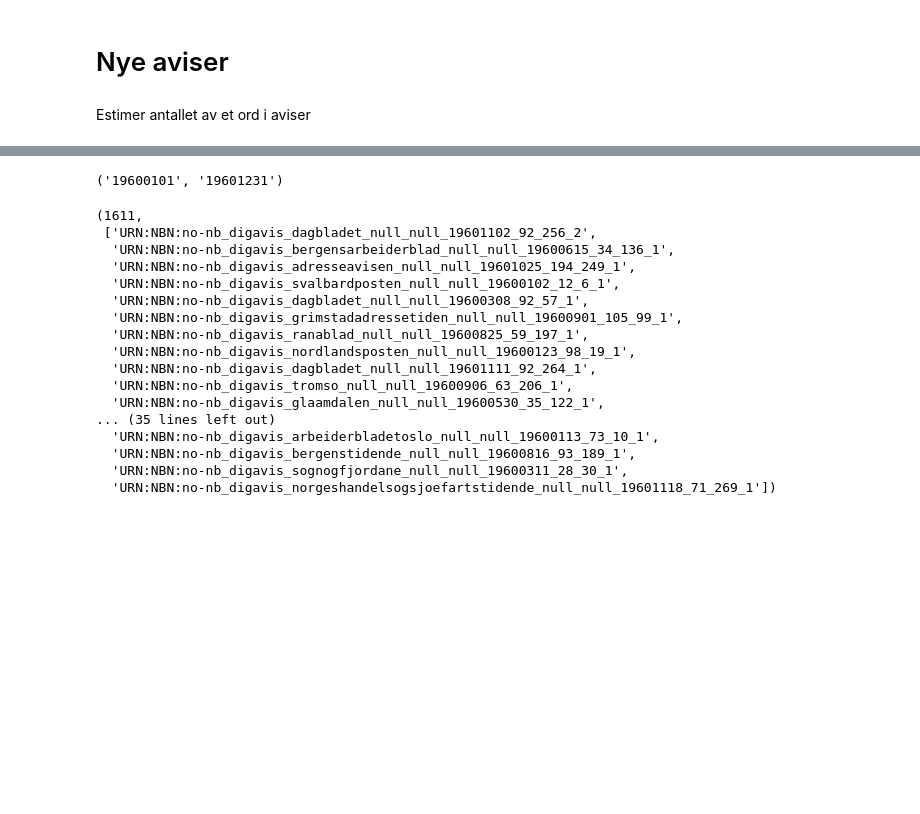
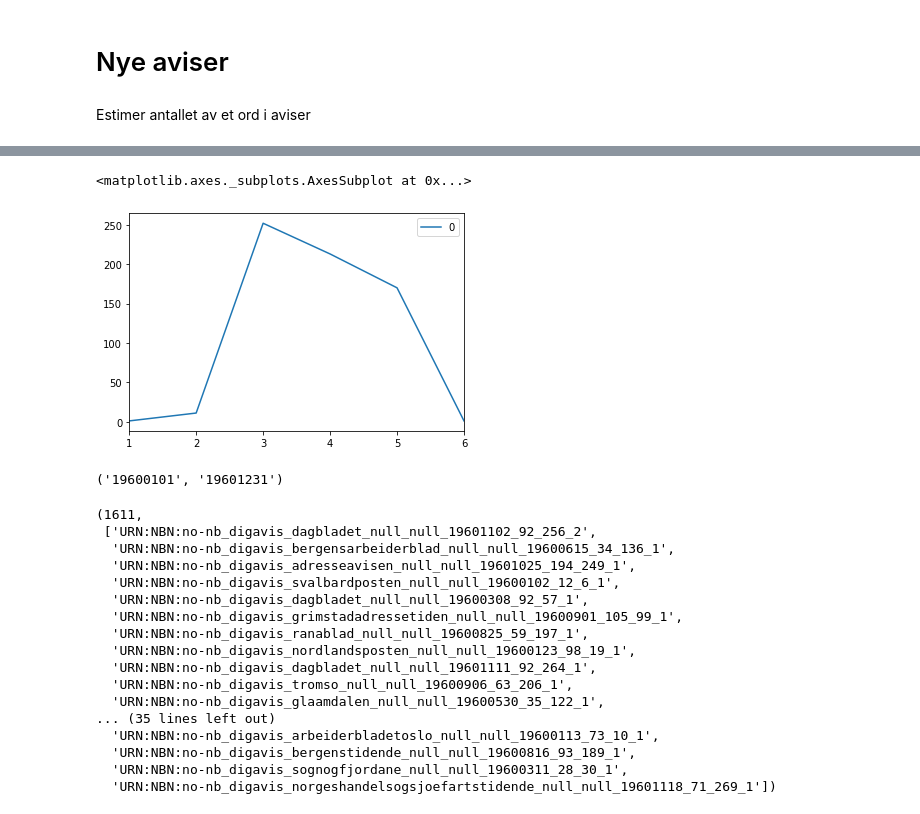
Before and after one commit to Yoonsen/Miscellaneous-Notebooks, a Jupyter notebook: Aviser_NB_API/aviser_bokhyllla_api_frequency.ipynb, the cells around one changed output, grey strips where cells are left out. Saved outputs shown, nothing was run; the diff lists cells and outputs as text; code cells hidden in the pictures; blank space fills up the shorter version.

```diff
--- a/Aviser_NB_API/aviser_bokhyllla_api_frequency.ipynb
+++ b/Aviser_NB_API/aviser_bokhyllla_api_frequency.ipynb
@@ -187,3 +247,8 @@ Estimer antallet av et ord i aviser
+# %%
+df.plot()
+# %% [output]
+<matplotlib.axes._subplots.AxesSubplot at 0x...>
+[figure, added]
 # %%
 term_urn_search('likestilling', period=('19600101', '19601231'))
 # %% [output]
```
Also changed, not shown: parts of 6 cells of this notebook, 1 other file.
